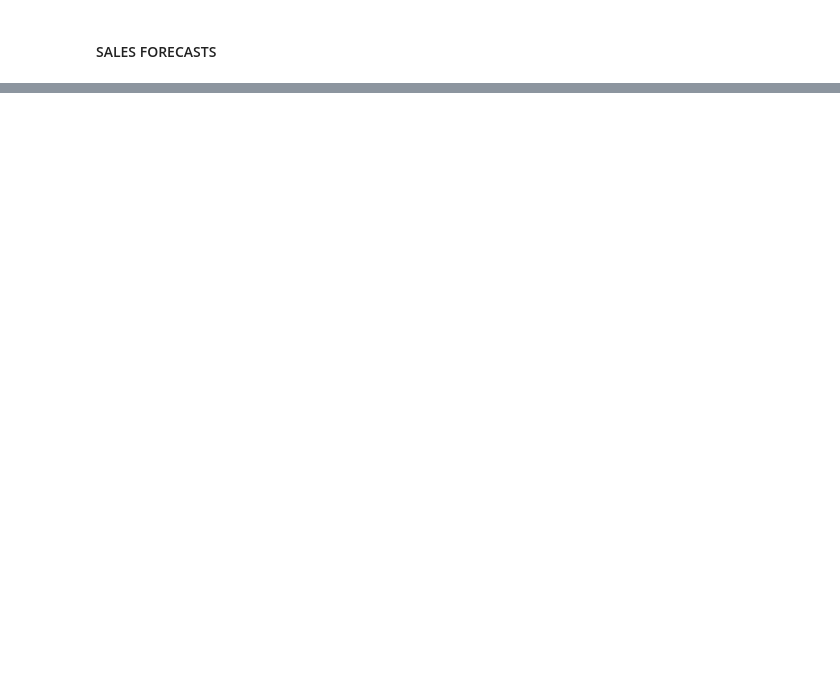
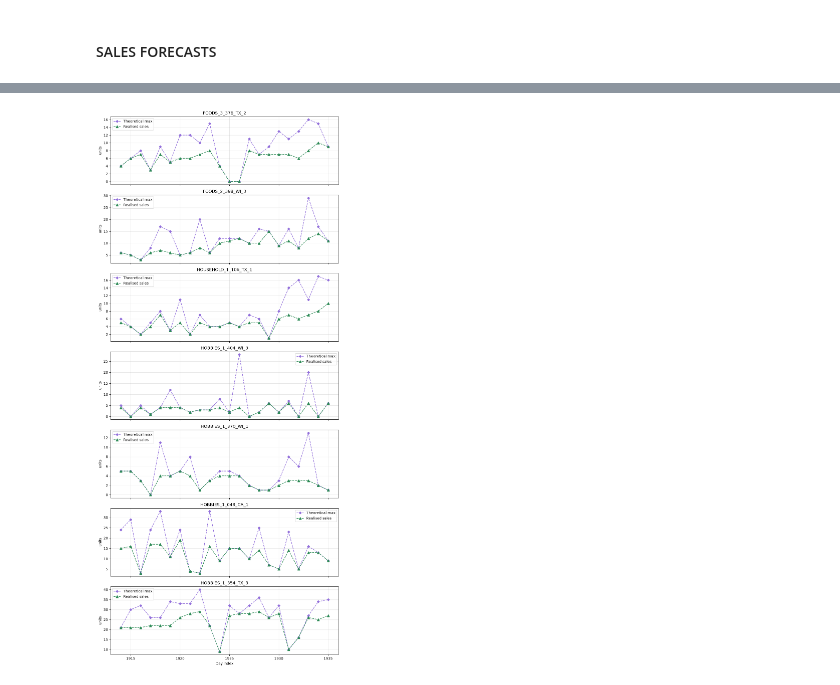
Before and after one commit to lmalms/sequence-learners, a Jupyter notebook: m5-acc/optimization/2.0_mpc.ipynb, the cells around one changed output, grey strips where cells are left out. Cells and saved outputs as stored; diff of their text form; code cells hidden in the pictures; blank space fills up the shorter version.

```diff
--- a/m5-acc/optimization/2.0_mpc.ipynb
+++ b/m5-acc/optimization/2.0_mpc.ipynb
@@ -606,0 +769,53 @@ plt.show()
+# %%
+## Realised vs. Theoretical Sales
+
+# Each MPC step realises sales only on the next day (forecast origin + 1).
+# Realised sales are min(on-hand + replenishment, demand); theoretical max
+# is unconstrained demand from SALES_DF on that day.
+sale_days = [t + 1 for t in FORECAST_TIMESTAMPS]
+
+n_products = len(product_ids)
+fig, axes = plt.subplots(n_products, 1, figsize=(10, n_products * 3.2), sharex=True, squeeze=False)
+axes = axes.ravel()
+
+for i, product_id in enumerate(product_ids):
+    realised = [step[product_id] for step in product_sales]
+    theoretical = (
+        SALES_DF
+        .filter(
+            pl.col("id") == product_id,
+            pl.col("d_index").is_in(sale_days),
+        )
+        .sort(by="d_index")
+        ["sales"]
+        .to_list()
+    )
+
+    axes[i].plot(
+        sale_days,
+        theoretical,
+        color="mediumpurple",
+        marker="D",
+        ls="--",
+        markersize=5,
+        label="Theoretical max",
+    )
+    axes[i].plot(
+        sale_days,
+        realised,
+        color="seagreen",
+        marker="^",
+        ls="--",
+        markersize=7,
+        label="Realised sales",
+    )
+
+    axes[i].set(ylabel="units", title=product_id)
+    axes[i].grid(True, alpha=0.3)
+    axes[i].legend()
+
+axes[-1].set_xlabel("Day index")
+fig.tight_layout()
+plt.show()
+# %% [output]
+[figure, added]
```
Also changed, not shown: parts of 17 cells of this notebook, 2 other files.
